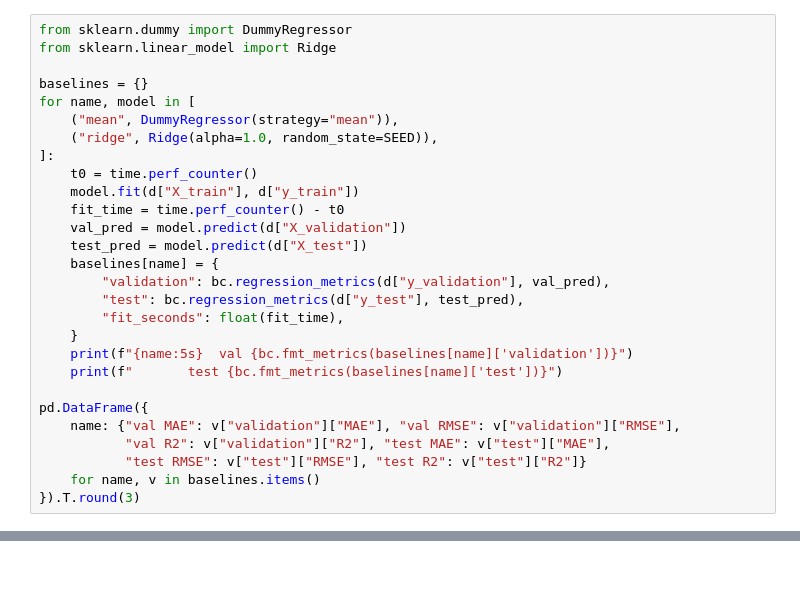
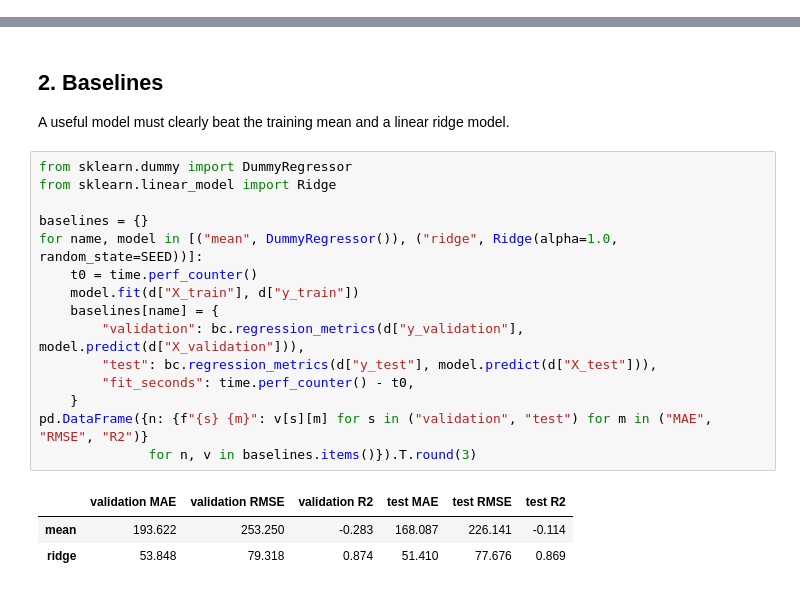
Before and after one commit to peterhanhhh-cyber/group35-bike-sharing-at2, a Jupyter notebook: project/notebooks/01_random_forest_richard.ipynb, the cells around one changed output, grey strips where cells are left out. Cells and saved outputs as stored; diff of their text form.

```diff
--- a/project/notebooks/01_random_forest_richard.ipynb
+++ b/project/notebooks/01_random_forest_richard.ipynb
@@ -83,28 +0,0 @@ A candidate method is only useful if it clearly beats both.
-# %%
-from sklearn.dummy import DummyRegressor
-from sklearn.linear_model import Ridge
-
-baselines = {}
-for name, model in [
-    ("mean", DummyRegressor(strategy="mean")),
-    ("ridge", Ridge(alpha=1.0, random_state=SEED)),
-]:
-    t0 = time.perf_counter()
-    model.fit(d["X_train"], d["y_train"])
-    fit_time = time.perf_counter() - t0
-    val_pred = model.predict(d["X_validation"])
-    test_pred = model.predict(d["X_test"])
-    baselines[name] = {
-        "validation": bc.regression_metrics(d["y_validation"], val_pred),
-        "test": bc.regression_metrics(d["y_test"], test_pred),
-        "fit_seconds": float(fit_time),
-    }
-    print(f"{name:5s}  val {bc.fmt_metrics(baselines[name]['validation'])}")
-    print(f"       test {bc.fmt_metrics(baselines[name]['test'])}")
-
-pd.DataFrame({
-    name: {"val MAE": v["validation"]["MAE"], "val RMSE": v["validation"]["RMSE"],
-           "val R2": v["validation"]["R2"], "test MAE": v["test"]["MAE"],
-           "test RMSE": v["test"]["RMSE"], "test R2": v["test"]["R2"]}
-    for name, v in baselines.items()
-}).T.round(3)
@@ -524,0 +58,22 @@ records the evidence.
+# %% [markdown]
+## 2. Baselines
+A useful model must clearly beat the training mean and a linear ridge model.
+# %%
+from sklearn.dummy import DummyRegressor
+from sklearn.linear_model import Ridge
+
+baselines = {}
+for name, model in [("mean", DummyRegressor()), ("ridge", Ridge(alpha=1.0, random_state=SEED))]:
+    t0 = time.perf_counter()
+    model.fit(d["X_train"], d["y_train"])
+    baselines[name] = {
+        "validation": bc.regression_metrics(d["y_validation"], model.predict(d["X_validation"])),
+        "test": bc.regression_metrics(d["y_test"], model.predict(d["X_test"])),
+        "fit_seconds": time.perf_counter() - t0,
+    }
+pd.DataFrame({n: {f"{s} {m}": v[s][m] for s in ("validation", "test") for m in ("MAE", "RMSE", "R2")}
+              for n, v in baselines.items()}).T.round(3)
+# %% [output]
+|  | validation MAE | validation RMSE | validation R2 | test MAE | test RMSE | test R2 |
+| mean | 193.622 | 253.250 | -0.283 | 168.087 | 226.141 | -0.114 |
+| ridge | 53.848 | 79.318 | 0.874 | 51.410 | 77.676 | 0.869 |
```
Also changed, not shown: parts of 40 cells of this notebook, 20 other files.
